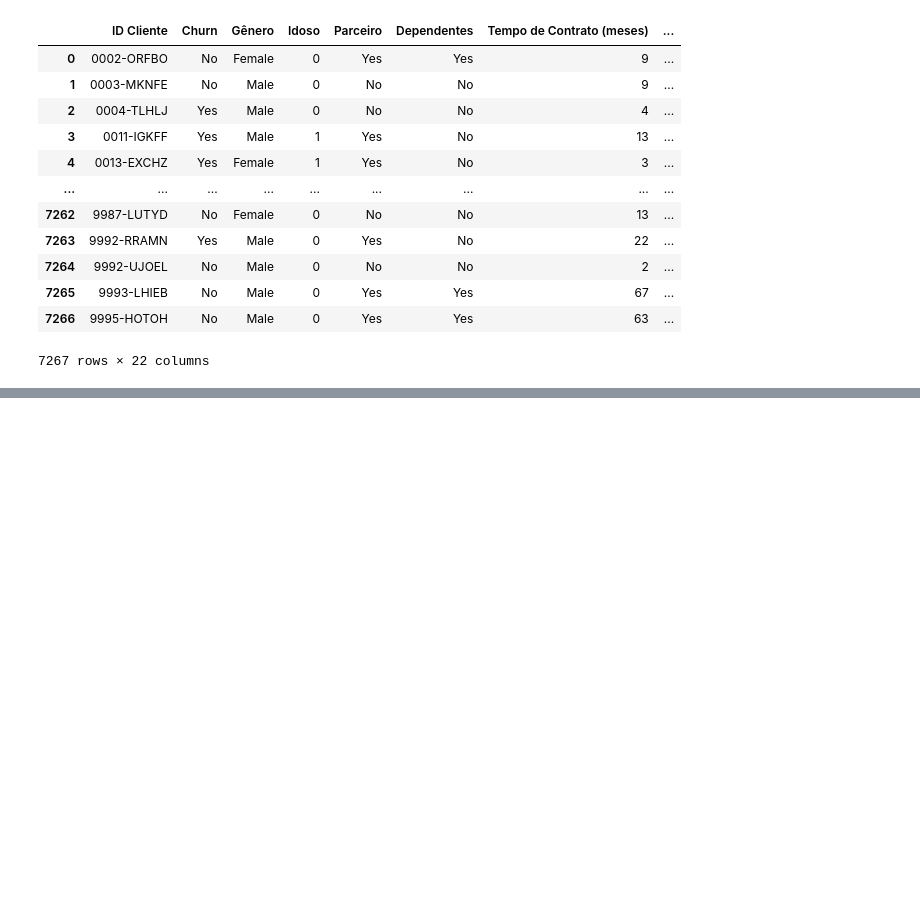
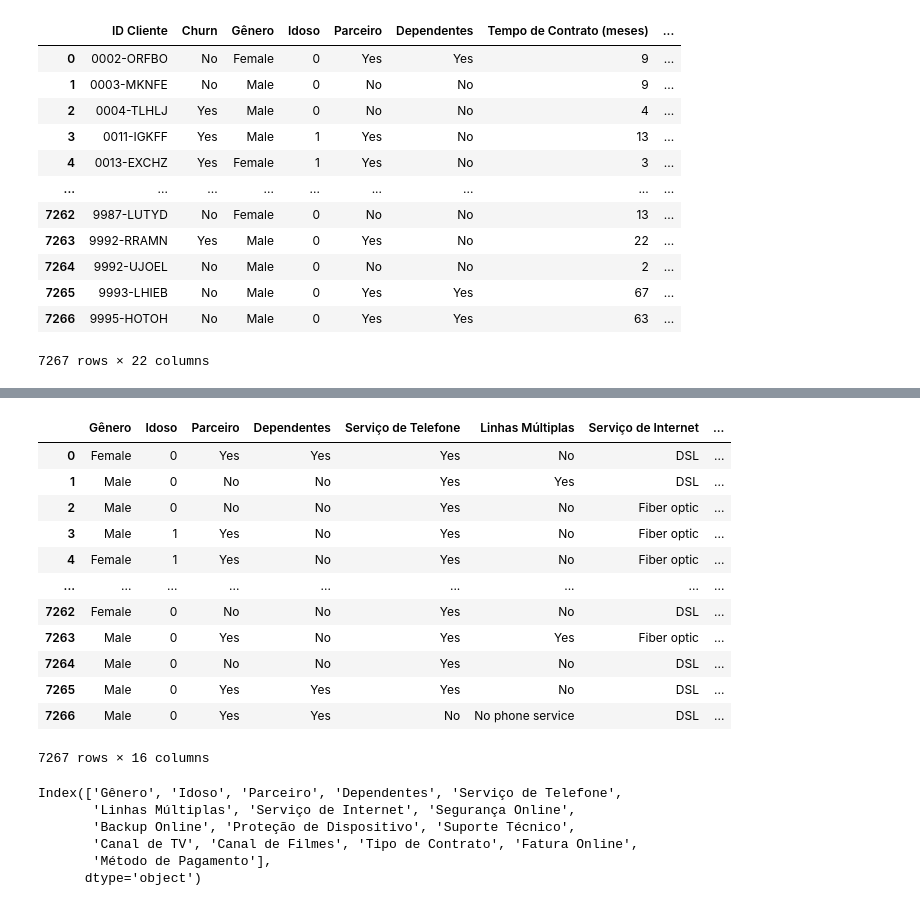
Before and after one commit to Fawller97/Telecom_X_2, a Jupyter notebook: TelecomX2.ipynb, the cells around one changed output, grey strips where cells are left out. Cells and saved outputs as stored; diff of their text form; code cells hidden in the pictures; blank space fills up the shorter version.

```diff
--- a/TelecomX2.ipynb
+++ b/TelecomX2.ipynb
@@ -51,0 +38,2 @@ df.head()
+# %%
+df = df.drop(columns=['ID Cliente'], axis=1)
@@ -51,0 +54,29 @@ df.head()
+# %%
+x=df.drop(columns=['Churn'], axis=1)
+y=df['Churn']
+# %%
+x
+# %% [output]
+|  | Gênero | Idoso | Parceiro | Dependentes | Serviço de Telefone | Linhas Múltiplas | Serviço de Internet | ... |
+| 0 | Female | 0 | Yes | Yes | Yes | No | DSL | ... |
+| 1 | Male | 0 | No | No | Yes | Yes | DSL | ... |
+| 2 | Male | 0 | No | No | Yes | No | Fiber optic | ... |
+| 3 | Male | 1 | Yes | No | Yes | No | Fiber optic | ... |
+| 4 | Female | 1 | Yes | No | Yes | No | Fiber optic | ... |
+| ... | ... | ... | ... | ... | ... | ... | ... | ... |
+| 7262 | Female | 0 | No | No | Yes | No | DSL | ... |
+| 7263 | Male | 0 | Yes | No | Yes | Yes | Fiber optic | ... |
+| 7264 | Male | 0 | No | No | Yes | No | DSL | ... |
+| 7265 | Male | 0 | Yes | Yes | Yes | No | DSL | ... |
+| 7266 | Male | 0 | Yes | Yes | No | No phone service | DSL | ... |
+7267 rows × 16 columns
+# %%
+colunas = x.columns
+colunas
+# %% [output]
+Index(['Gênero', 'Idoso', 'Parceiro', 'Dependentes', 'Serviço de Telefone',
+       'Linhas Múltiplas', 'Serviço de Internet', 'Segurança Online',
+       'Backup Online', 'Proteção de Dispositivo', 'Suporte Técnico',
+       'Canal de TV', 'Canal de Filmes', 'Tipo de Contrato', 'Fatura Online',
+       'Método de Pagamento'],
+      dtype='object')
```
Also changed, not shown: parts of 7 cells of this notebook.
